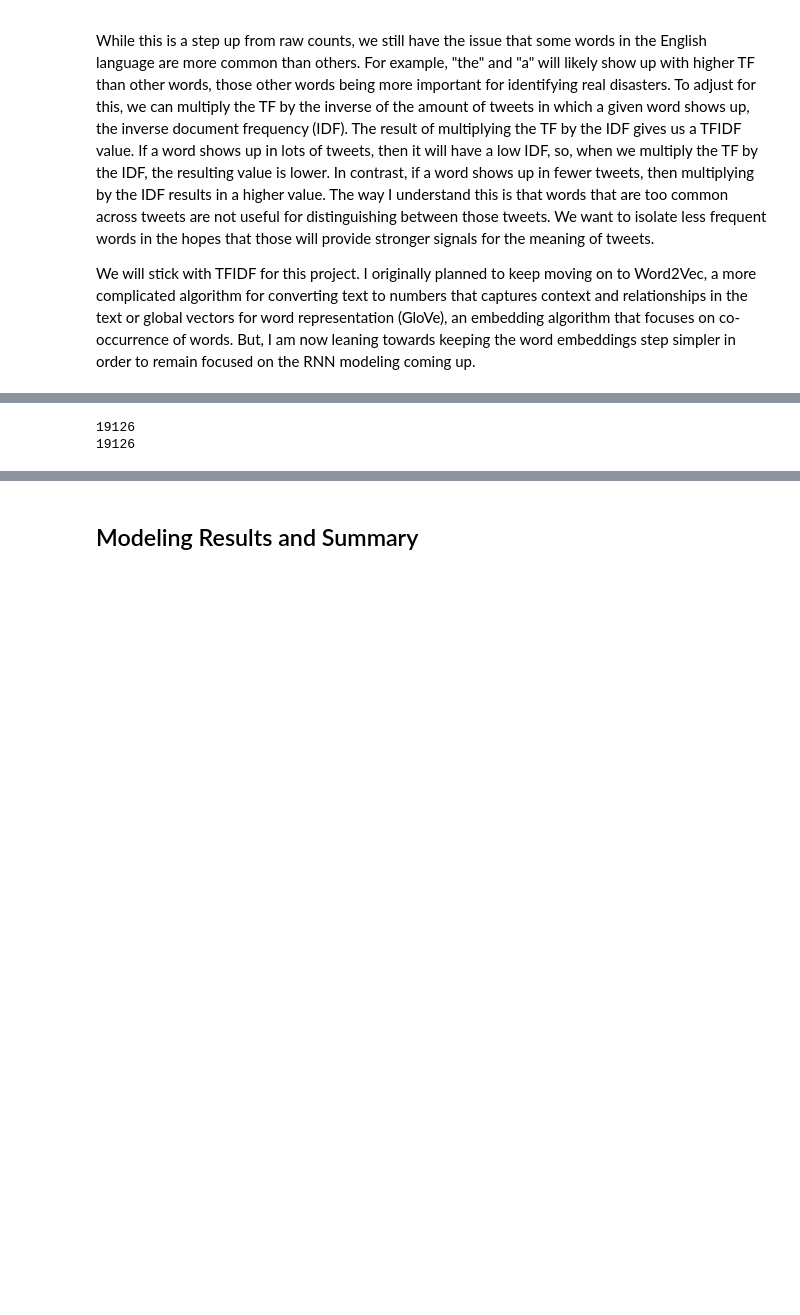
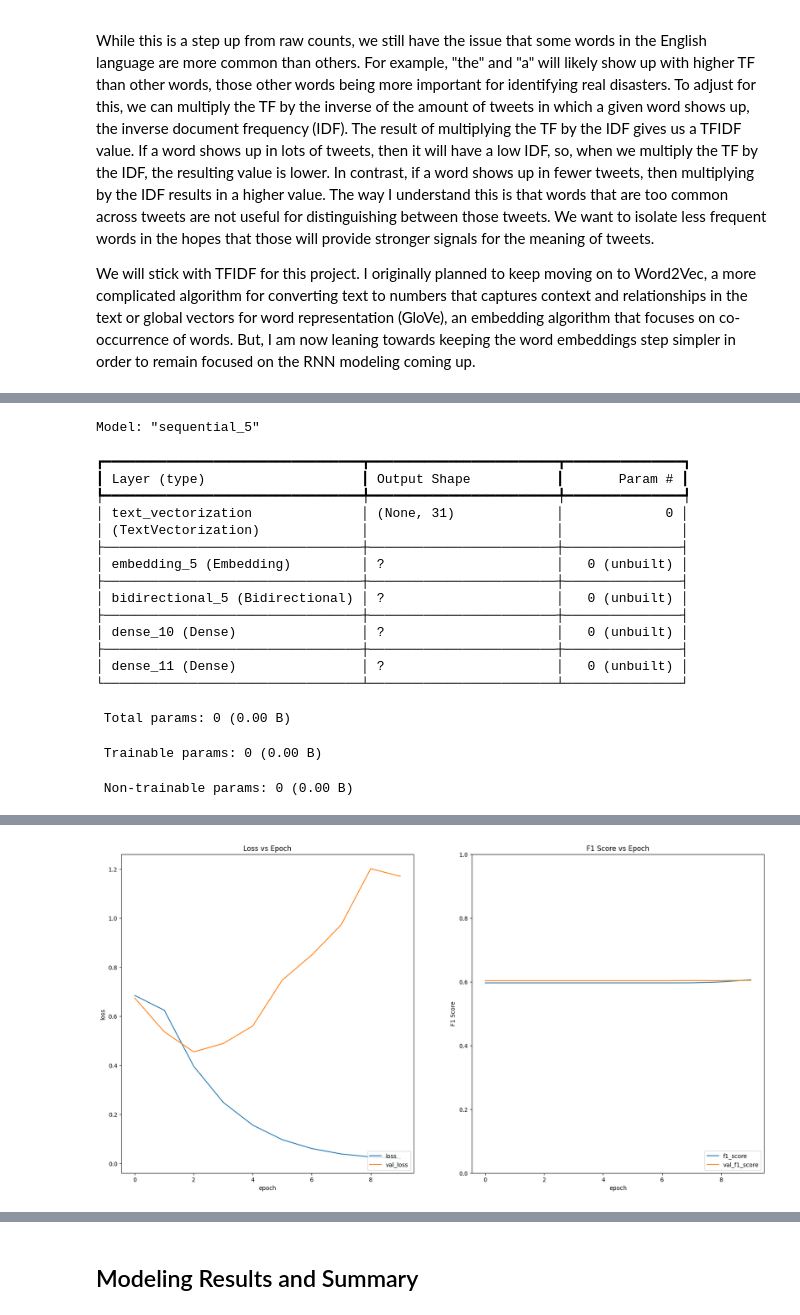
Before and after one commit to jhleakakos/msds-nlp-disaster-tweets, a Jupyter notebook: talk_about_a_disaster.ipynb, the cells around one changed output, grey strips where cells are left out. Cells and saved outputs as stored; diff of their text form; code cells hidden in the pictures; blank space fills up the shorter version.

Commit message:
fix embedding code

```diff
--- a/talk_about_a_disaster.ipynb
+++ b/talk_about_a_disaster.ipynb
@@ -528,7 +546,8 @@ x_test = df_test['text_ascii']
 def gimme_preds(predictions, name):
     pd.DataFrame({
         'id': df_test['id']
-        , 'target': np.where(predictions >= 0.5, 1, 0)
+        , 'target': np.where(predictions >= 0.5, 1, 0).reshape(-1,)
+        , 'raw_target': predictions.reshape(-1,)
     }).to_csv(f'{out_dir}/preds_{name}.csv', index=False)
 # %%
 def gimme_plots(history):
@@ -556,17 +575,16 @@ def gimme_plots(history):
 # %%
 epochs = 5
-optimizer = 'adam'
 loss = 'binary_crossentropy'
 metric = 'f1_score'
 
 # The epochs param lets us train with a consistent and higher number
 # of epochs but then pass in specific numbers for each model based
 # on what we find during hyperparameter tuning
-def gimme_models(name, model, epochs=epochs):
+def gimme_models(name, model, epochs=epochs, learning_rate=0.001):
     model.summary()
 
     model.compile(
-        optimizer=optimizer
+        optimizer=optimizers.Adam(learning_rate)
         , loss=loss
         , metrics=[metric]
     )
@@ -603,9 +607,12 @@ tfidf_vectorizer.adapt(x_train)
-# %%
-print(bow_vectorizer.vocabulary_size())
-print(tfidf_vectorizer.vocabulary_size())
-# %% [output]
-19126
-19126
+# %%
+index_vectorizer = layers.TextVectorization(
+    standardize='lower_and_strip_punctuation'
+    , split='whitespace'
+    , output_mode='int'
+    # Make sure we pad so that all elements are the same length as the longest tweet
+    , output_sequence_length=max(pd.concat([tweet_num_words_train, tweet_num_words_test]))
+)
+index_vectorizer.adapt(x_train)
 # %%
 # gimme_models(
 #     'lstm_01'
@@ -622,17 +629,38 @@ print(tfidf_vectorizer.vocabulary_size())
 #     , 1
 # )
 # %%
-# gimme_models(
-#     'gru_01'
-#     , models.Sequential([
-#         tfidf_vectorizer
-#         , layers.Embedding(
-#             input_dim=encoder.vocabulary_size()
-#             , output_dim=64 # Can adjust to balance overfitting with losing information from the embeddings
-#         )
-#         , layers.Bidirectional(layers.GRU(64, activation='tanh'))
-#         , layers.Dense(64, activation='relu')
-#         , layers.Dense(1, activation='sigmoid')
-#     ])
-#     , 1
-# )
+gimme_models(
+    'gru_01'
+    , models.Sequential([
+        index_vectorizer
+        , layers.Embedding(
+            input_dim=index_vectorizer.vocabulary_size()
+            , output_dim=64 # Can adjust to balance overfitting with losing information from the embeddings
+            , mask_zero=True
+        )
+        , layers.Bidirectional(layers.GRU(64, activation='tanh'))
+        , layers.Dense(64, activation='relu')
+        , layers.Dense(1, activation='sigmoid')
+    ])
+    , epochs=10
+    , learning_rate=0.0001
+)
+# %% [output]
+Model: "sequential_5"
+┏━━━━━━━━━━━━━━━━━━━━━━━━━━━━━━━━━┳━━━━━━━━━━━━━━━━━━━━━━━━┳━━━━━━━━━━━━━━━┓
+┃ Layer (type)                    ┃ Output Shape           ┃       Param # ┃
+┡━━━━━━━━━━━━━━━━━━━━━━━━━━━━━━━━━╇━━━━━━━━━━━━━━━━━━━━━━━━╇━━━━━━━━━━━━━━━┩
+│ text_vectorization              │ (None, 31)             │             0 │
+│ (TextVectorization)             │                        │               │
+├─────────────────────────────────┼────────────────────────┼───────────────┤
+│ embedding_5 (Embedding)         │ ?                      │   0 (unbuilt) │
+├─────────────────────────────────┼────────────────────────┼───────────────┤
+│ bidirectional_5 (Bidirectional) │ ?                      │   0 (unbuilt) │
+├─────────────────────────────────┼────────────────────────┼───────────────┤
+│ dense_10 (Dense)                │ ?                      │   0 (unbuilt) │
+├─────────────────────────────────┼────────────────────────┼───────────────┤
+│ dense_11 (Dense)                │ ?                      │   0 (unbuilt) │
+└─────────────────────────────────┴────────────────────────┴───────────────┘
+ Total params: 0 (0.00 B)
+ Trainable params: 0 (0.00 B)
+ Non-trainable params: 0 (0.00 B)
@@ -638,0 +684 @@ print(tfidf_vectorizer.vocabulary_size())
+[figure, added]
```
Also changed, not shown: parts of 14 cells of this notebook.
